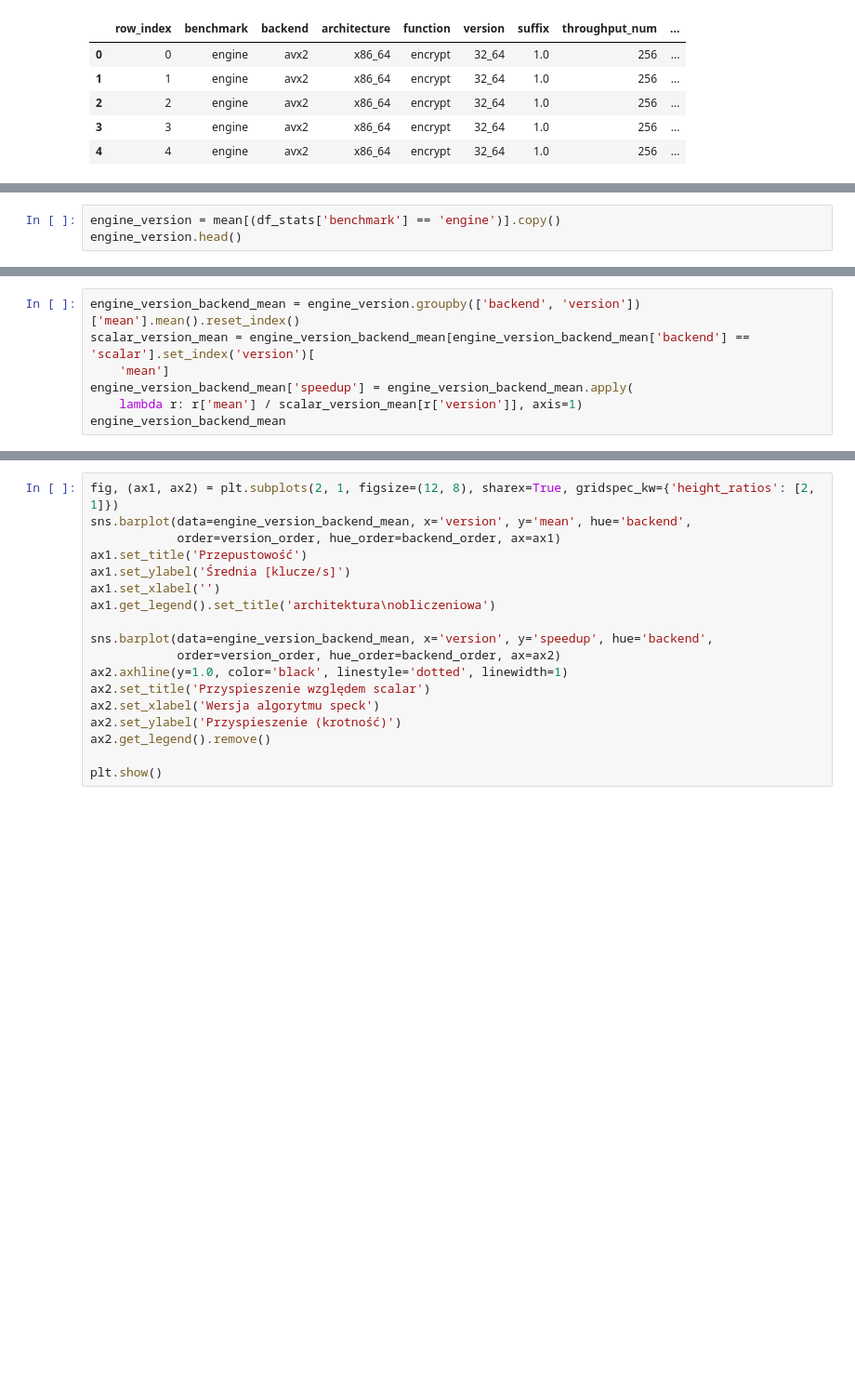
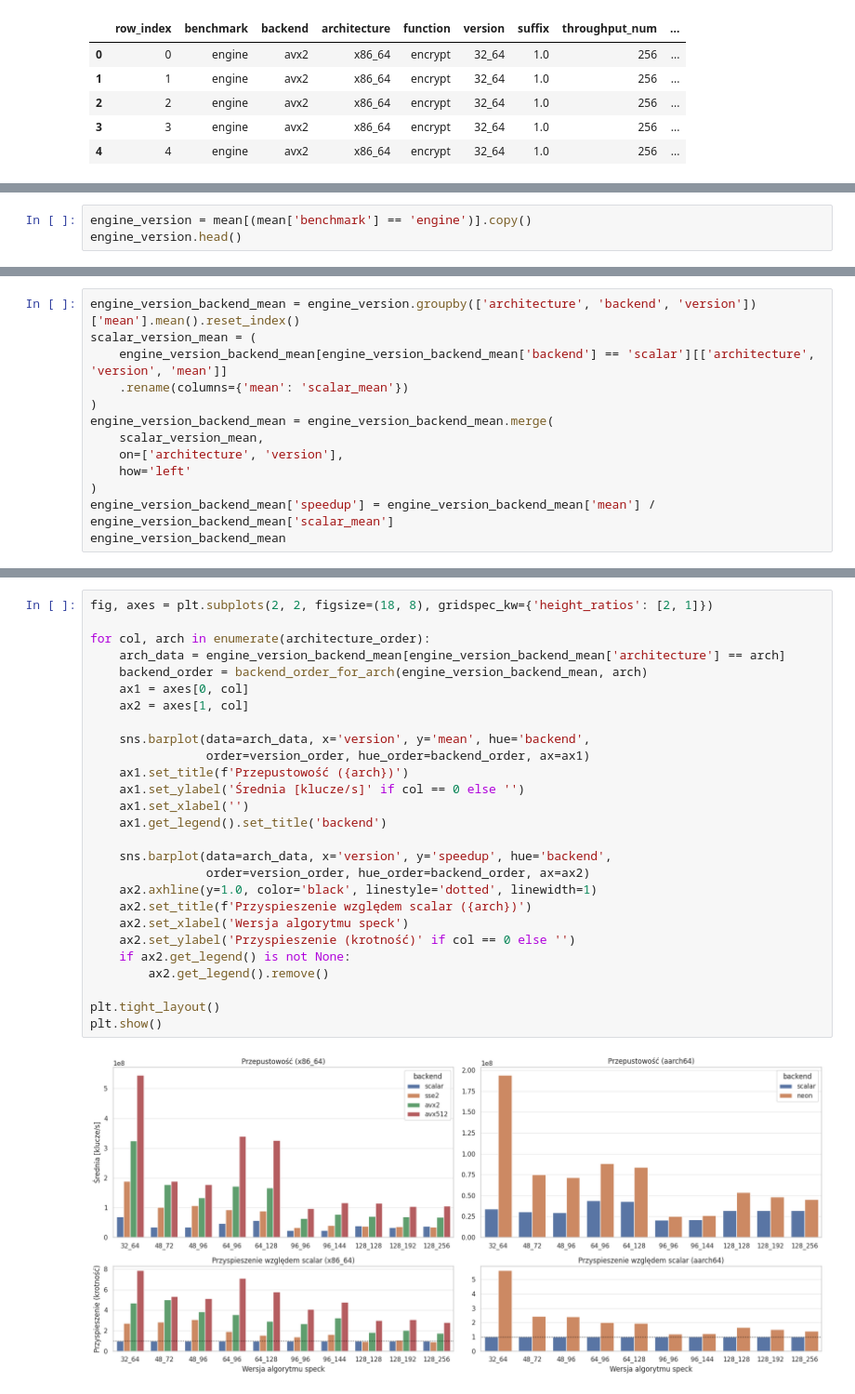
Before and after one commit to jan-chojnacki/SpeckProbe, a Jupyter notebook: analysis/notebooks/main.ipynb, the cells around one changed output, grey strips where cells are left out. Shown at 93% size. Drawn from its saved outputs; the diff is of its cells as text; blank space fills up the shorter version.

Commit message:
enabled neon bench

```diff
--- a/analysis/notebooks/main.ipynb
+++ b/analysis/notebooks/main.ipynb
@@ -152,3 +238,3 @@ plt.show()
 # %%
-engine_version = mean[(df_stats['benchmark'] == 'engine')].copy()
+engine_version = mean[(mean['benchmark'] == 'engine')].copy()
 engine_version.head()
@@ -155,7 +248,13 @@ engine_version.head()
 # %%
-engine_version_backend_mean = engine_version.groupby(['backend', 'version'])['mean'].mean().reset_index()
-scalar_version_mean = engine_version_backend_mean[engine_version_backend_mean['backend'] == 'scalar'].set_index('version')[
-    'mean']
-engine_version_backend_mean['speedup'] = engine_version_backend_mean.apply(
-    lambda r: r['mean'] / scalar_version_mean[r['version']], axis=1)
+engine_version_backend_mean = engine_version.groupby(['architecture', 'backend', 'version'])['mean'].mean().reset_index()
+scalar_version_mean = (
+    engine_version_backend_mean[engine_version_backend_mean['backend'] == 'scalar'][['architecture', 'version', 'mean']]
+    .rename(columns={'mean': 'scalar_mean'})
+)
+engine_version_backend_mean = engine_version_backend_mean.merge(
+    scalar_version_mean,
+    on=['architecture', 'version'],
+    how='left'
+)
+engine_version_backend_mean['speedup'] = engine_version_backend_mean['mean'] / engine_version_backend_mean['scalar_mean']
 engine_version_backend_mean
@@ -162,21 +279,32 @@ engine_version_backend_mean
 # %%
-fig, (ax1, ax2) = plt.subplots(2, 1, figsize=(12, 8), sharex=True, gridspec_kw={'height_ratios': [2, 1]})
-sns.barplot(data=engine_version_backend_mean, x='version', y='mean', hue='backend',
-            order=version_order, hue_order=backend_order, ax=ax1)
-ax1.set_title('Przepustowość')
-ax1.set_ylabel('Średnia [klucze/s]')
-ax1.set_xlabel('')
-ax1.get_legend().set_title('architektura\nobliczeniowa')
+fig, axes = plt.subplots(2, 2, figsize=(18, 8), gridspec_kw={'height_ratios': [2, 1]})
 
-sns.barplot(data=engine_version_backend_mean, x='version', y='speedup', hue='backend',
-            order=version_order, hue_order=backend_order, ax=ax2)
-ax2.axhline(y=1.0, color='black', linestyle='dotted', linewidth=1)
-ax2.set_title('Przyspieszenie względem scalar')
-ax2.set_xlabel('Wersja algorytmu speck')
-ax2.set_ylabel('Przyspieszenie (krotność)')
-ax2.get_legend().remove()
+for col, arch in enumerate(architecture_order):
+    arch_data = engine_version_backend_mean[engine_version_backend_mean['architecture'] == arch]
+    backend_order = backend_order_for_arch(engine_version_backend_mean, arch)
+    ax1 = axes[0, col]
+    ax2 = axes[1, col]
 
+    sns.barplot(data=arch_data, x='version', y='mean', hue='backend',
+                order=version_order, hue_order=backend_order, ax=ax1)
+    ax1.set_title(f'Przepustowość ({arch})')
+    ax1.set_ylabel('Średnia [klucze/s]' if col == 0 else '')
+    ax1.set_xlabel('')
+    ax1.get_legend().set_title('backend')
+
+    sns.barplot(data=arch_data, x='version', y='speedup', hue='backend',
+                order=version_order, hue_order=backend_order, ax=ax2)
+    ax2.axhline(y=1.0, color='black', linestyle='dotted', linewidth=1)
+    ax2.set_title(f'Przyspieszenie względem scalar ({arch})')
+    ax2.set_xlabel('Wersja algorytmu speck')
+    ax2.set_ylabel('Przyspieszenie (krotność)' if col == 0 else '')
+    if ax2.get_legend() is not None:
+        ax2.get_legend().remove()
+
+plt.tight_layout()
 plt.show()
+# %% [output]
+[figure, added]
 # %%
 engine_speck = mean[(mean['function'] == 'encrypt_inflight')].copy()
 engine_speck.head()
```
Also changed, not shown: parts of 13 cells of this notebook, 1 other file.
